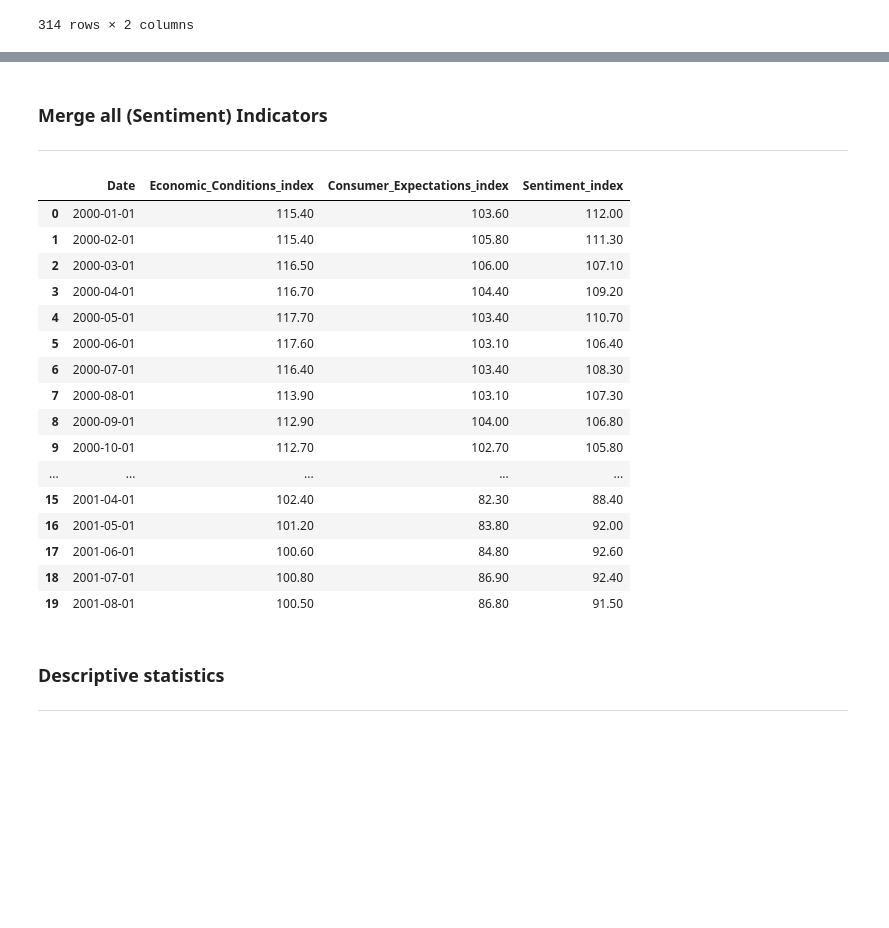
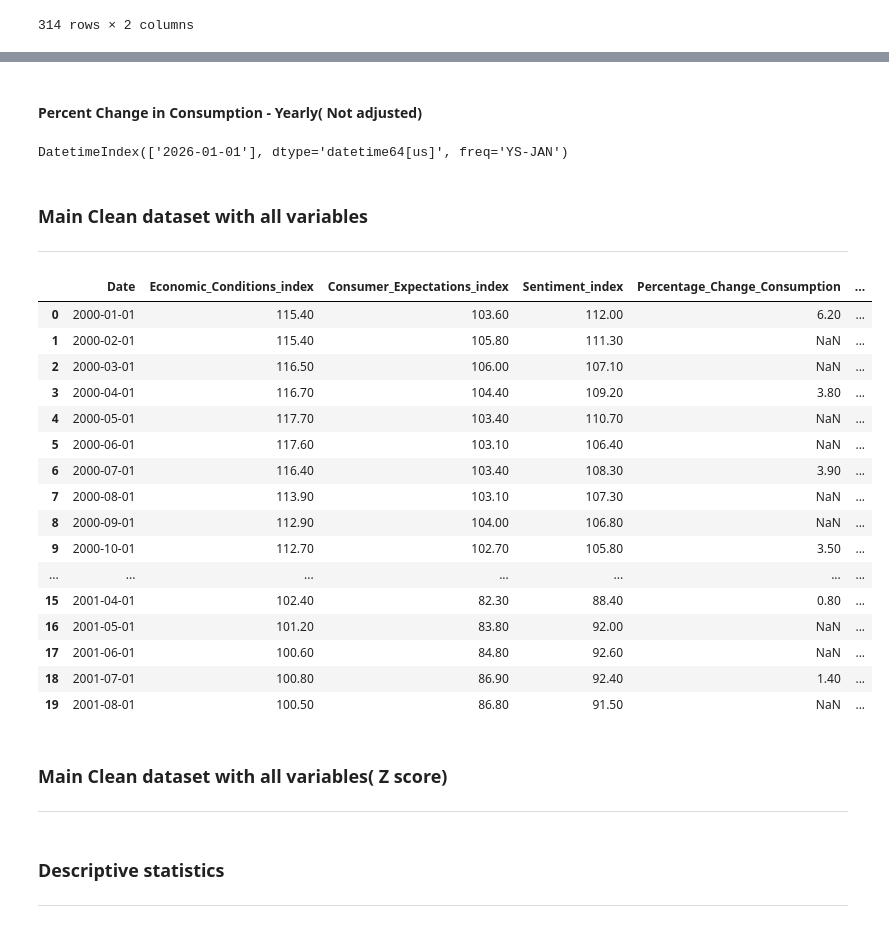
Before and after one commit to shane-221/Macro_project, a Jupyter notebook: main.ipynb, the cells around one changed output, grey strips where cells are left out. Cells and saved outputs as stored; diff of their text form; code cells hidden in the pictures; blank space fills up the shorter version.

Commit message:
New addtional datasetss such as consumption monthly and yearly

```diff
--- a/main.ipynb
+++ b/main.ipynb
@@ -19,8 +22,9 @@ pd.options.display.float_format ="{:,.2f}".format
 consumer_sentiment_df = pd.read_csv("./Datasets/UMCSENT.csv")
 consumer_economic_conditions_df= pd.read_excel("./Datasets/Current_Economic_Conditions.xlsx")
 consumer_expectations_df= pd.read_excel("./Datasets/Consumer_Expectations.xlsx")
-real_consumption_expenditures_annual= pd.read_csv("./Datasets/Real_Personal_Consumption_not_adjsuted.csv")
+real_consumption_expenditures_annual= pd.read_csv("Datasets/Real_Personal_Consumption_not_adjsuted_monthly.csv")
 percent_change_monthly_adjusted = pd.read_csv("./Datasets/Percent_Change_Monthly_Adjsuted.csv")
+percent_change_yearly_no_adjusted = pd.read_csv("./Datasets/Percnet_changeyearly_not_adjusted.csv")
 # %% [markdown]
 ### Initial checks
 ---
@@ -251,26 +235,55 @@ real_consumption_expenditures_annual
+# %% [markdown]
+#### Percent Change in Consumption - Yearly( Not adjusted)
+# %%
+#### first set of checks
+percent_change_yearly_no_adjusted.sample(5)         # Date is not the index - np
+percent_change_yearly_no_adjusted.head()            # Starts at the correct date
+percent_change_yearly_no_adjusted.tail()            # ends at 2025-01
+percent_change_yearly_no_adjusted.columns           # No spaces which is good but do need to rename  + No need to drop columns
+percent_change_yearly_no_adjusted.dtypes                           # Observation date needs to be converted
+
+#     #### Initial adjustments
+percent_change_yearly_no_adjusted.rename(columns={"observation_date":"Date","DPCERL1A225NBEA":"Percentage_Change_Consumption_Yearly"}, inplace=True)     # Fixed the index
+percent_change_yearly_no_adjusted["Date"]= pd.to_datetime(percent_change_yearly_no_adjusted["Date"], format ="%d/%m/%Y")
+percent_change_yearly_no_adjusted
+
+#### Second set of checks
+percent_change_yearly_no_adjusted.columns           #No need to drop columns
+percent_change_yearly_no_adjusted.duplicated(subset="Date", keep=False).value_counts()      # All are false so no duplicated values
+percent_change_yearly_no_adjusted.isna().sum()                                              # No missing values for any of the dates + Need to check if all the 12 months are there in the dataset
+
+#         # Checks to make sure that all the dates are there for the period from 2000 to 2026.
+print(pd.date_range(start= "2000-01-01", end = "2026-01-01", freq="YS").difference(percent_change_yearly_no_adjusted["Date"]))
+        # 2026 is missing but everything else is there
+# %% [output]
+DatetimeIndex(['2026-01-01'], dtype='datetime64[us]', freq='YS-JAN')
 # %% [markdown]
-### Merge all (Sentiment) Indicators
+### Main Clean dataset with all variables
 ---
 # %%
 initial_df = pd.merge(consumer_economic_conditions_df, consumer_expectations_df, on="Date", how="inner")
-clean_df= pd.merge(initial_df,consumer_sentiment_df, on="Date", how="outer")
-
+clean_df1= pd.merge(initial_df,consumer_sentiment_df, on="Date", how="outer")
+clean_df = pd.merge(clean_df1, percent_change_monthly_adjusted, on ="Date" , how = "outer")
+clean_df = pd.merge(clean_df, percent_change_yearly_no_adjusted, on="Date", how="outer")
 clean_df.head(20)
 # %% [output]
-|  | Date | Economic_Conditions_index | Consumer_Expectations_index | Sentiment_index |
-| 0 | 2000-01-01 | 115.40 | 103.60 | 112.00 |
-| 1 | 2000-02-01 | 115.40 | 105.80 | 111.30 |
-| 2 | 2000-03-01 | 116.50 | 106.00 | 107.10 |
-| 3 | 2000-04-01 | 116.70 | 104.40 | 109.20 |
-| 4 | 2000-05-01 | 117.70 | 103.40 | 110.70 |
-| 5 | 2000-06-01 | 117.60 | 103.10 | 106.40 |
-| 6 | 2000-07-01 | 116.40 | 103.40 | 108.30 |
-| 7 | 2000-08-01 | 113.90 | 103.10 | 107.30 |
-| 8 | 2000-09-01 | 112.90 | 104.00 | 106.80 |
-| 9 | 2000-10-01 | 112.70 | 102.70 | 105.80 |
-| ... | ... | ... | ... | ... |
-| 15 | 2001-04-01 | 102.40 | 82.30 | 88.40 |
-| 16 | 2001-05-01 | 101.20 | 83.80 | 92.00 |
-| 17 | 2001-06-01 | 100.60 | 84.80 | 92.60 |
-| 18 | 2001-07-01 | 100.80 | 86.90 | 92.40 |
-| 19 | 2001-08-01 | 100.50 | 86.80 | 91.50 |
+|  | Date | Economic_Conditions_index | Consumer_Expectations_index | Sentiment_index | Percentage_Change_Consumption | ... |
+| 0 | 2000-01-01 | 115.40 | 103.60 | 112.00 | 6.20 | ... |
+| 1 | 2000-02-01 | 115.40 | 105.80 | 111.30 | NaN | ... |
+| 2 | 2000-03-01 | 116.50 | 106.00 | 107.10 | NaN | ... |
+| 3 | 2000-04-01 | 116.70 | 104.40 | 109.20 | 3.80 | ... |
+| 4 | 2000-05-01 | 117.70 | 103.40 | 110.70 | NaN | ... |
+| 5 | 2000-06-01 | 117.60 | 103.10 | 106.40 | NaN | ... |
+| 6 | 2000-07-01 | 116.40 | 103.40 | 108.30 | 3.90 | ... |
+| 7 | 2000-08-01 | 113.90 | 103.10 | 107.30 | NaN | ... |
+| 8 | 2000-09-01 | 112.90 | 104.00 | 106.80 | NaN | ... |
+| 9 | 2000-10-01 | 112.70 | 102.70 | 105.80 | 3.50 | ... |
+| ... | ... | ... | ... | ... | ... | ... |
+| 15 | 2001-04-01 | 102.40 | 82.30 | 88.40 | 0.80 | ... |
+| 16 | 2001-05-01 | 101.20 | 83.80 | 92.00 | NaN | ... |
+| 17 | 2001-06-01 | 100.60 | 84.80 | 92.60 | NaN | ... |
+| 18 | 2001-07-01 | 100.80 | 86.90 | 92.40 | 1.40 | ... |
+| 19 | 2001-08-01 | 100.50 | 86.80 | 91.50 | NaN | ... |
+# %% [markdown]
+### Main Clean dataset with all variables( Z score)
+---
```
Also changed, not shown: parts of 19 cells of this notebook, 2 other files.
